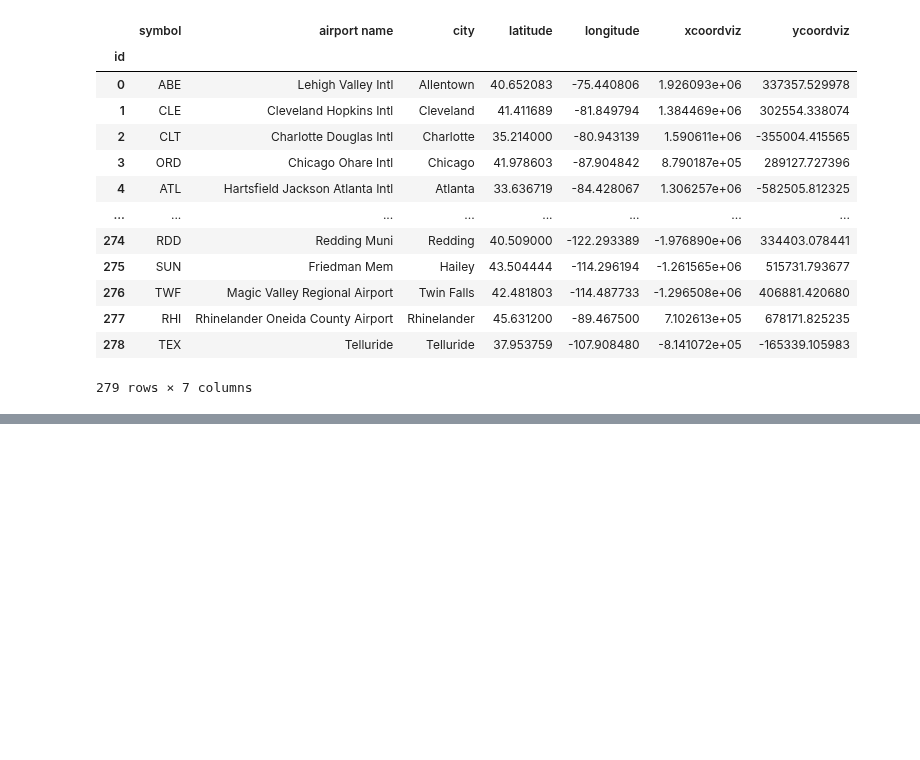
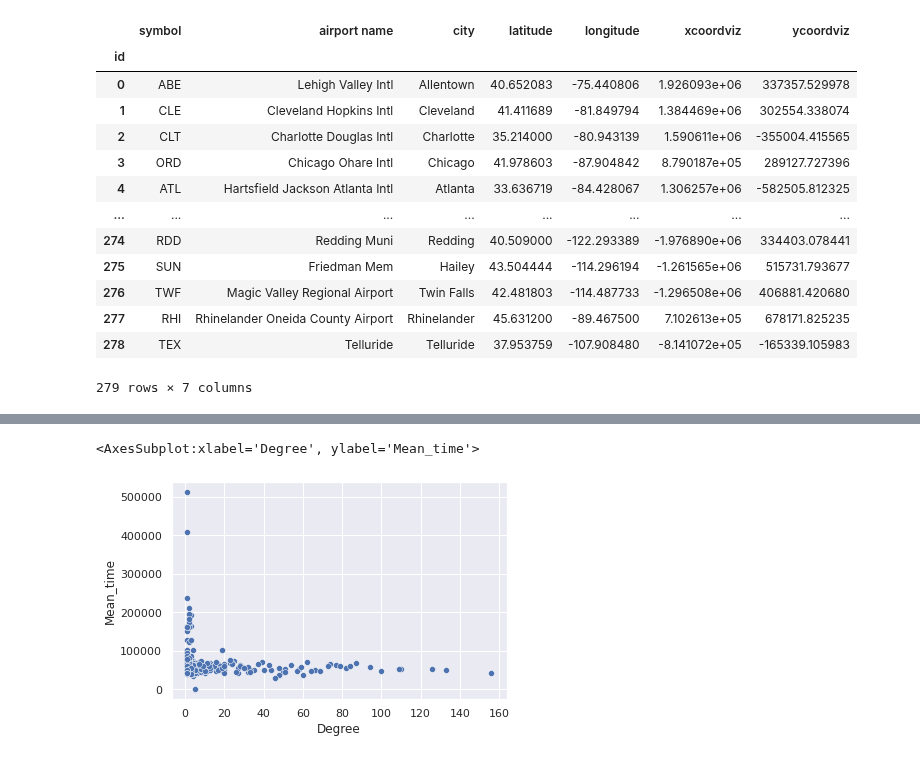
Before and after one commit to TefloniusMonk/intro, a Jupyter notebook: notebooks/infection.ipynb, the cells around one changed output, grey strips where cells are left out. Saved outputs shown, nothing was run; the diff lists cells and outputs as text; code cells hidden in the pictures; blank space fills up the shorter version.

```diff
--- a/notebooks/infection.ipynb
+++ b/notebooks/infection.ipynb
@@ -211,0 +447,5 @@ KeyError: 0
+# %%
+sns.scatterplot(data = df, x='Degree', y="Mean_time")
+# %% [output]
+<AxesSubplot:xlabel='Degree', ylabel='Mean_time'>
+[figure, added]
```
Also changed, not shown: parts of 58 cells of this notebook.
